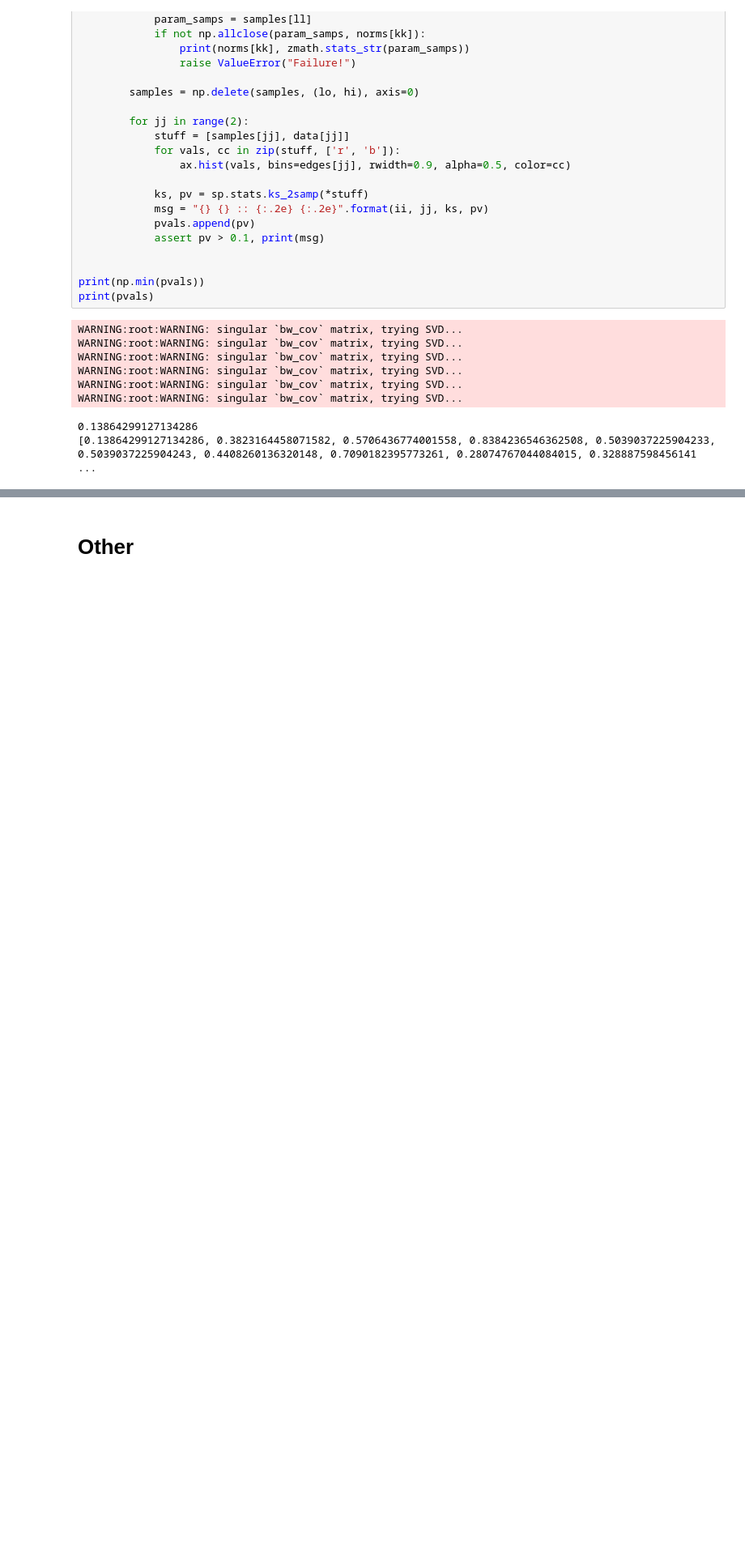
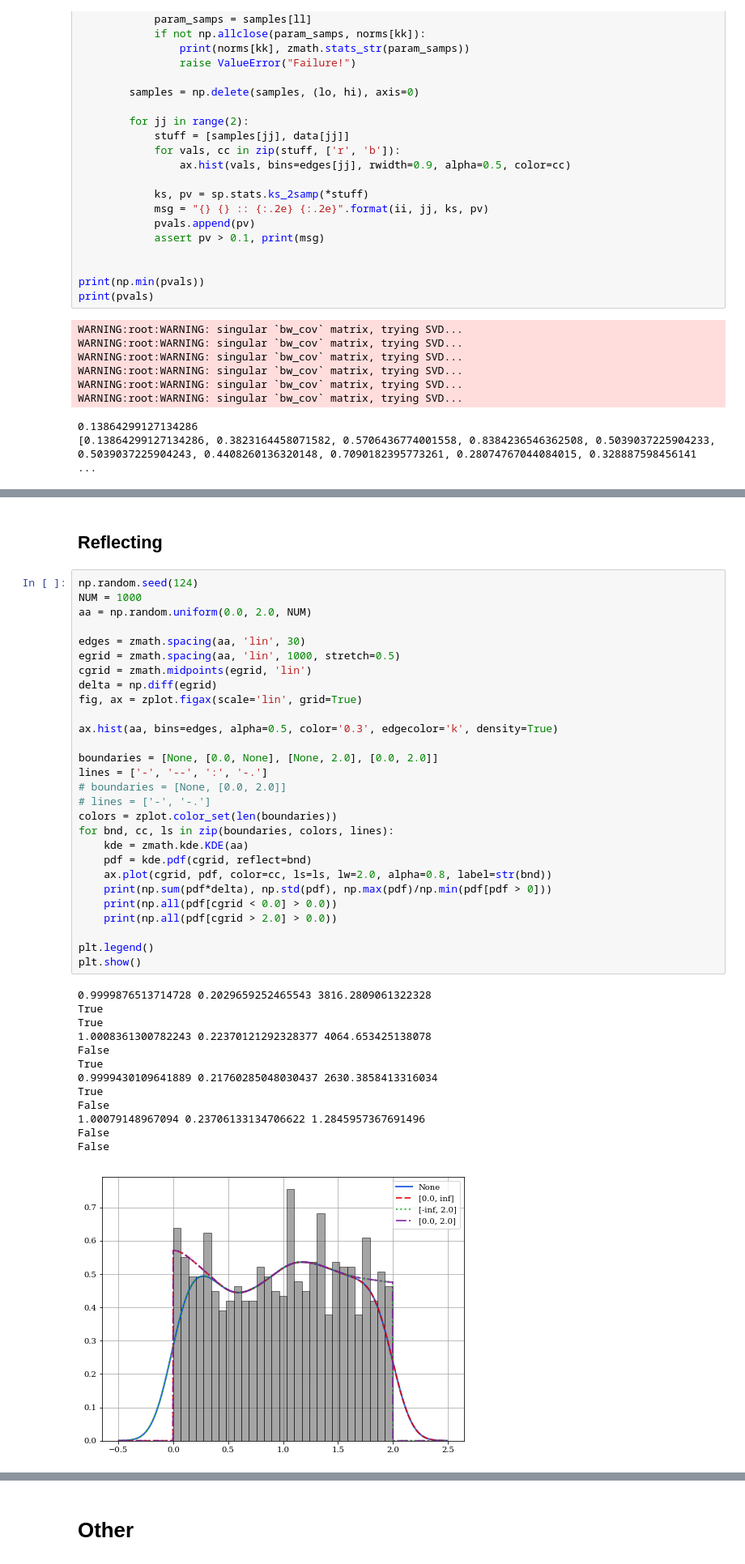
Before and after one commit to lzkelley/zcode, a Jupyter notebook: zcode/notebooks/kde.ipynb, the cells around one changed output, grey strips where cells are left out. Shown at 81% size. Cells and saved outputs as stored; diff of their text form; blank space fills up the shorter version.

Commit message:
Reflecting boundaries working in 1D

```diff
--- a/zcode/notebooks/kde.ipynb
+++ b/zcode/notebooks/kde.ipynb
@@ -300,0 +303,44 @@ WARNING:root:WARNING: singular `bw_cov` matrix, trying SVD...
+# %% [markdown]
+## Reflecting
+# %%
+np.random.seed(124)
+NUM = 1000
+aa = np.random.uniform(0.0, 2.0, NUM)
+
+edges = zmath.spacing(aa, 'lin', 30)
+egrid = zmath.spacing(aa, 'lin', 1000, stretch=0.5)
+cgrid = zmath.midpoints(egrid, 'lin')
+delta = np.diff(egrid)
+fig, ax = zplot.figax(scale='lin', grid=True)
+
+ax.hist(aa, bins=edges, alpha=0.5, color='0.3', edgecolor='k', density=True)
+
+boundaries = [None, [0.0, None], [None, 2.0], [0.0, 2.0]]
+lines = ['-', '--', ':', '-.']
+# boundaries = [None, [0.0, 2.0]]
+# lines = ['-', '-.']
+colors = zplot.color_set(len(boundaries))
+for bnd, cc, ls in zip(boundaries, colors, lines):
+    kde = zmath.kde.KDE(aa)
+    pdf = kde.pdf(cgrid, reflect=bnd)
+    ax.plot(cgrid, pdf, color=cc, ls=ls, lw=2.0, alpha=0.8, label=str(bnd))
+    print(np.sum(pdf*delta), np.std(pdf), np.max(pdf)/np.min(pdf[pdf > 0]))
+    print(np.all(pdf[cgrid < 0.0] > 0.0))
+    print(np.all(pdf[cgrid > 2.0] > 0.0))
+
+plt.legend()
+plt.show()
+# %% [output]
+0.9999876513714728 0.2029659252465543 3816.2809061322328
+True
+True
+1.0008361300782243 0.22370121292328377 4064.653425138078
+False
+True
+0.9999430109641889 0.21760285048030437 2630.3858413316034
+True
+False
+1.00079148967094 0.23706133134706622 1.2845957367691496
+False
+False
+[figure, added]
```
Also changed, not shown: parts of 2 cells of this notebook, 2 other files.
